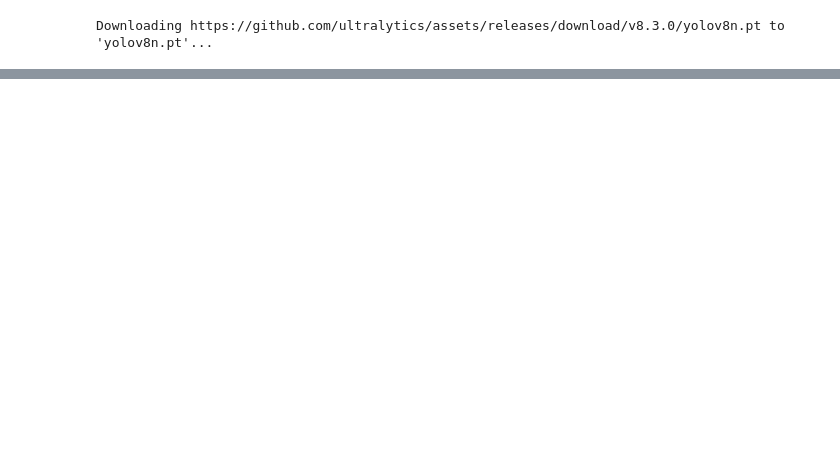
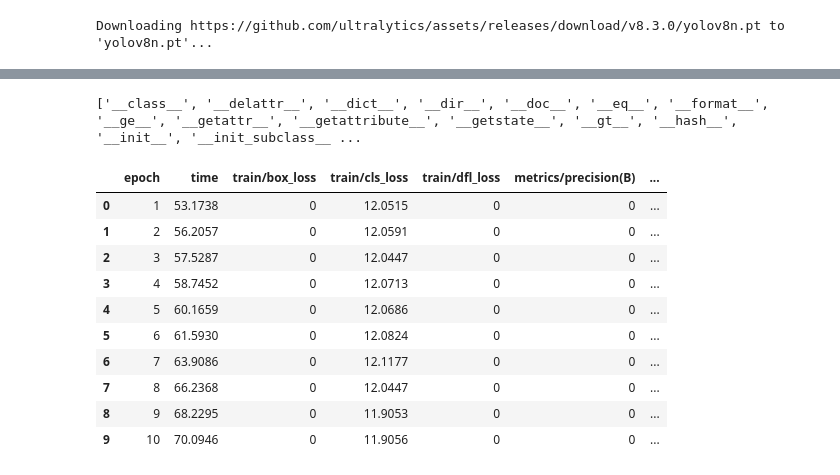
Before and after one commit to ghazafm/gelatik-datamining-2025, a Jupyter notebook: notebook/yolov8/yolov8.ipynb, the cells around one changed output, grey strips where cells are left out. Saved outputs shown, nothing was run; the diff lists cells and outputs as text; code cells hidden in the pictures; blank space fills up the shorter version.

```diff
--- a/notebook/yolov8/yolov8.ipynb
+++ b/notebook/yolov8/yolov8.ipynb
@@ -45,0 +69,24 @@ KeyboardInterrupt:
+# %%
+from ultralytics.utils.metrics import DetMetrics
+
+metrics = DetMetrics()
+print(dir(metrics))  # Menampilkan semua atribut dan metode yang tersedia
+# %% [output]
+['__class__', '__delattr__', '__dict__', '__dir__', '__doc__', '__eq__', '__format__', '__ge__', '__getattr__', '__getattribute__', '__getstate__', '__gt__', '__hash__', '__init__', '__init_subclass__ ...
+# %%
+import pandas as pd
+result = pd.read_csv(r"..\..\runs\detect\train6\results.csv")
+# %%
+result
+# %% [output]
+|  | epoch | time | train/box_loss | train/cls_loss | train/dfl_loss | metrics/precision(B) | ... |
+| 0 | 1 | 53.1738 | 0 | 12.0515 | 0 | 0 | ... |
+| 1 | 2 | 56.2057 | 0 | 12.0591 | 0 | 0 | ... |
+| 2 | 3 | 57.5287 | 0 | 12.0447 | 0 | 0 | ... |
+| 3 | 4 | 58.7452 | 0 | 12.0713 | 0 | 0 | ... |
+| 4 | 5 | 60.1659 | 0 | 12.0686 | 0 | 0 | ... |
+| 5 | 6 | 61.5930 | 0 | 12.0824 | 0 | 0 | ... |
+| 6 | 7 | 63.9086 | 0 | 12.1177 | 0 | 0 | ... |
+| 7 | 8 | 66.2368 | 0 | 12.0447 | 0 | 0 | ... |
+| 8 | 9 | 68.2295 | 0 | 11.9053 | 0 | 0 | ... |
+| 9 | 10 | 70.0946 | 0 | 11.9056 | 0 | 0 | ... |
```
Also changed, not shown: parts of 4 cells of this notebook, 7 other files.
